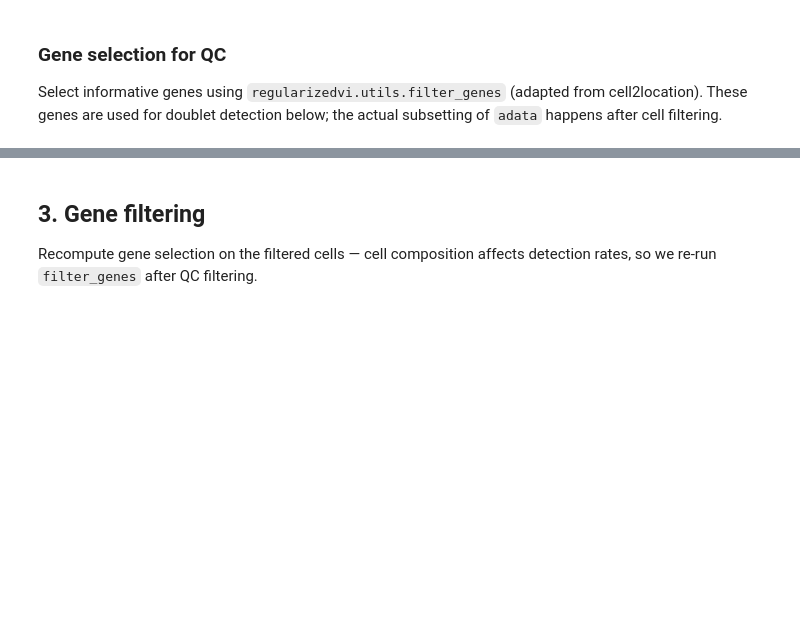
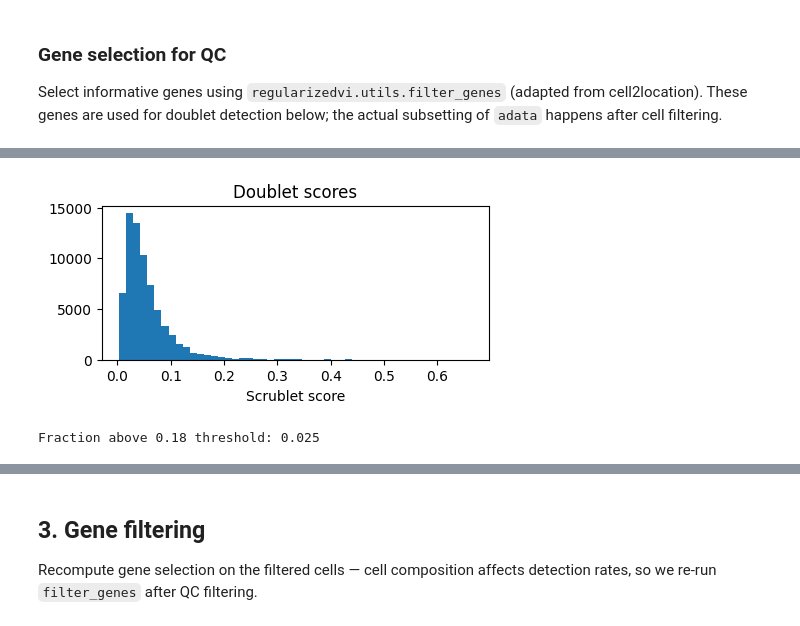
Before and after one commit to vitkl/regularizedvi, a Jupyter notebook: docs/notebooks/bone_marrow_tutorial.ipynb, the cells around one changed output, grey strips where cells are left out. Saved outputs shown, nothing was run; the diff lists cells and outputs as text; code cells hidden in the pictures; blank space fills up the shorter version.

```diff
--- a/docs/notebooks/bone_marrow_tutorial.ipynb
+++ b/docs/notebooks/bone_marrow_tutorial.ipynb
@@ -118,17 +137,24 @@ selected = filter_genes(
 # %%
+adata_for_scrublet = adata[:, selected].copy()
 sc.pp.scrublet(
-    adata[:, selected],
+    adata_for_scrublet,
     batch_key="batch",
     n_prin_comps=40,
     verbose=False,
 )
+adata.obs["doublet_score"] = adata_for_scrublet.obs["doublet_score"]
+adata.obs["predicted_doublet"] = adata_for_scrublet.obs["predicted_doublet"]
+del adata_for_scrublet
 
 plt.hist(adata.obs["doublet_score"], bins=50)
 plt.xlabel("Scrublet score")
 plt.title("Doublet scores")
 plt.show()
 
 print(f"Fraction above 0.18 threshold: {(adata.obs['doublet_score'] > 0.18).mean():.3f}")
+# %% [output]
+[figure, added]
+Fraction above 0.18 threshold: 0.025
 # %%
 # Cell filtering
 n_before = adata.n_obs
```
Also changed, not shown: parts of 12 cells of this notebook, 21 other files.
